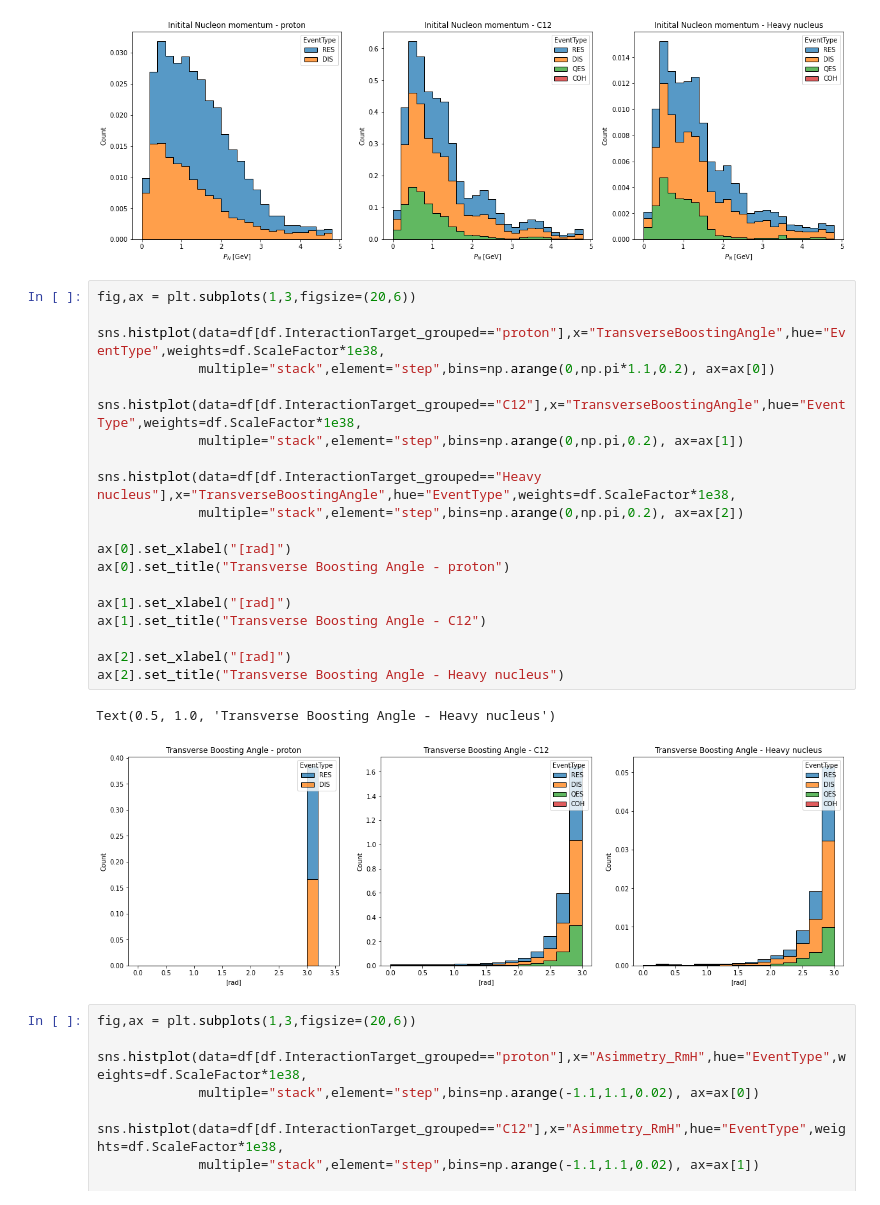
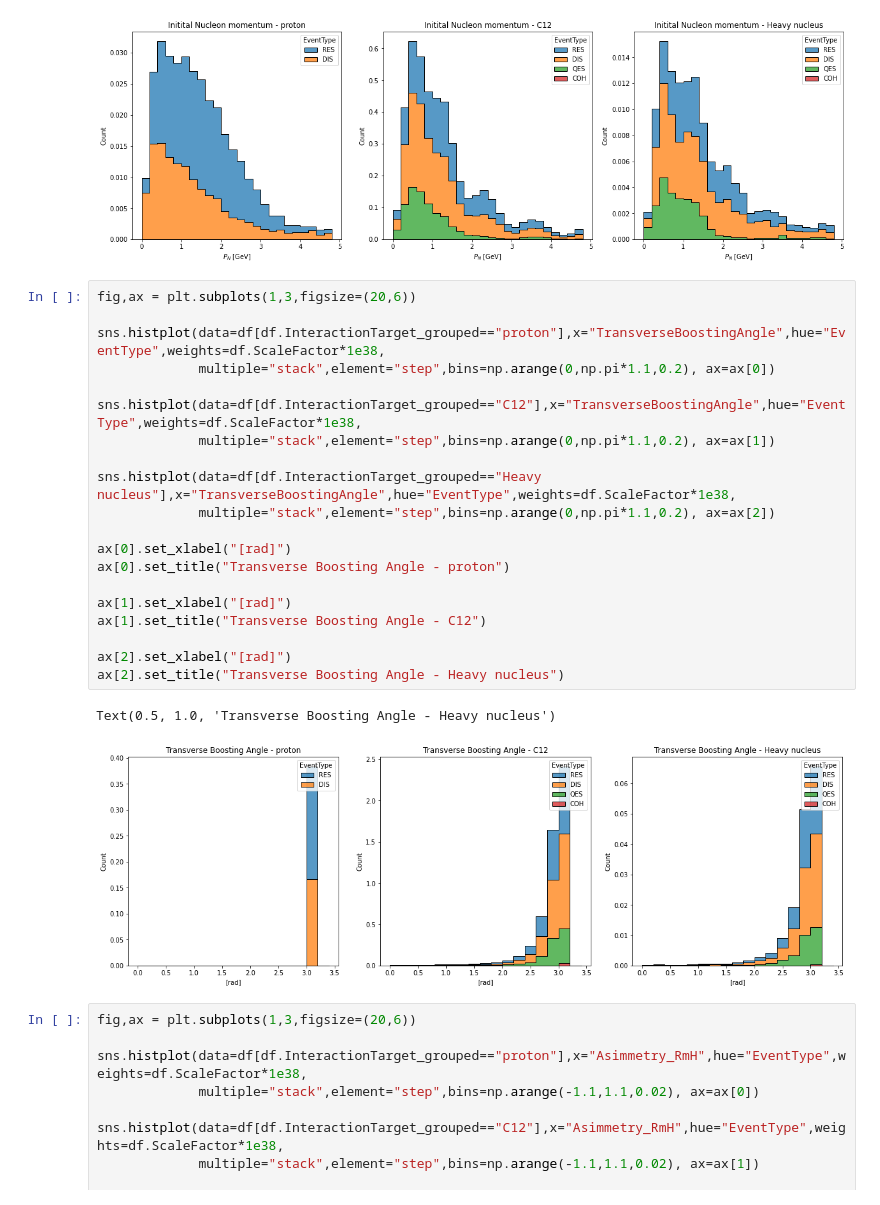
Before and after one commit to GianfrancoIngratta/SAND-PHYSICS, a Jupyter notebook: notebook/AnalyseGenie.ipynb, the cells around one changed output. Saved outputs shown, nothing was run; the diff lists cells and outputs as text.

```diff
--- a/notebook/AnalyseGenie.ipynb
+++ b/notebook/AnalyseGenie.ipynb
@@ -79,26 +79,26 @@ Text(0.5, 1.0, 'Initital Nucleon momentum - Heavy nucleus')
 # %%
 fig,ax = plt.subplots(1,3,figsize=(20,6))
 
 sns.histplot(data=df[df.InteractionTarget_grouped=="proton"],x="TransverseBoostingAngle",hue="EventType",weights=df.ScaleFactor*1e38,
              multiple="stack",element="step",bins=np.arange(0,np.pi*1.1,0.2), ax=ax[0])
 
 sns.histplot(data=df[df.InteractionTarget_grouped=="C12"],x="TransverseBoostingAngle",hue="EventType",weights=df.ScaleFactor*1e38,
-             multiple="stack",element="step",bins=np.arange(0,np.pi,0.2), ax=ax[1])
+             multiple="stack",element="step",bins=np.arange(0,np.pi*1.1,0.2), ax=ax[1])
 
 sns.histplot(data=df[df.InteractionTarget_grouped=="Heavy nucleus"],x="TransverseBoostingAngle",hue="EventType",weights=df.ScaleFactor*1e38,
-             multiple="stack",element="step",bins=np.arange(0,np.pi,0.2), ax=ax[2])
+             multiple="stack",element="step",bins=np.arange(0,np.pi*1.1,0.2), ax=ax[2])
 
 ax[0].set_xlabel("[rad]")
 ax[0].set_title("Transverse Boosting Angle - proton")
 
 ax[1].set_xlabel("[rad]")
 ax[1].set_title("Transverse Boosting Angle - C12")
 
 ax[2].set_xlabel("[rad]")
 ax[2].set_title("Transverse Boosting Angle - Heavy nucleus")
 # %% [output]
 Text(0.5, 1.0, 'Transverse Boosting Angle - Heavy nucleus')
-[figure, old version]
+[figure, new version]
 # %%
 fig,ax = plt.subplots(1,3,figsize=(20,6))
 
```
Also changed, not shown: 5 other files.
